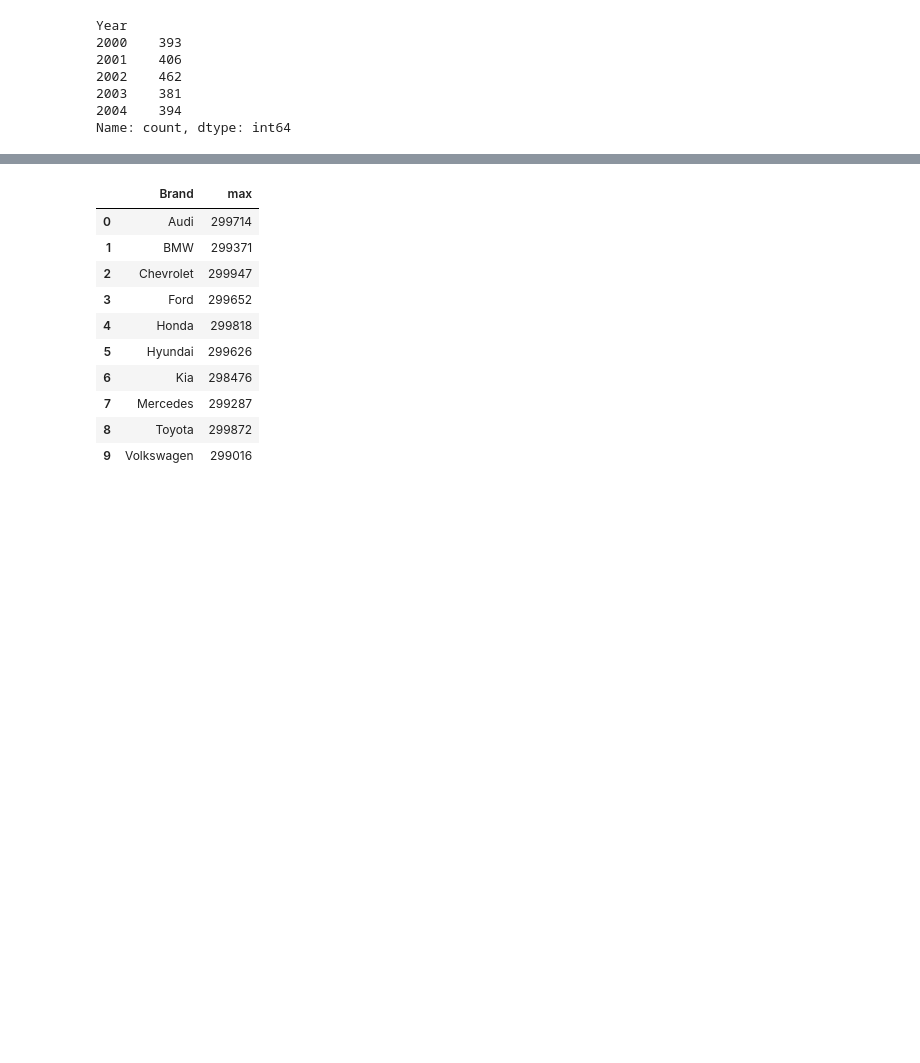
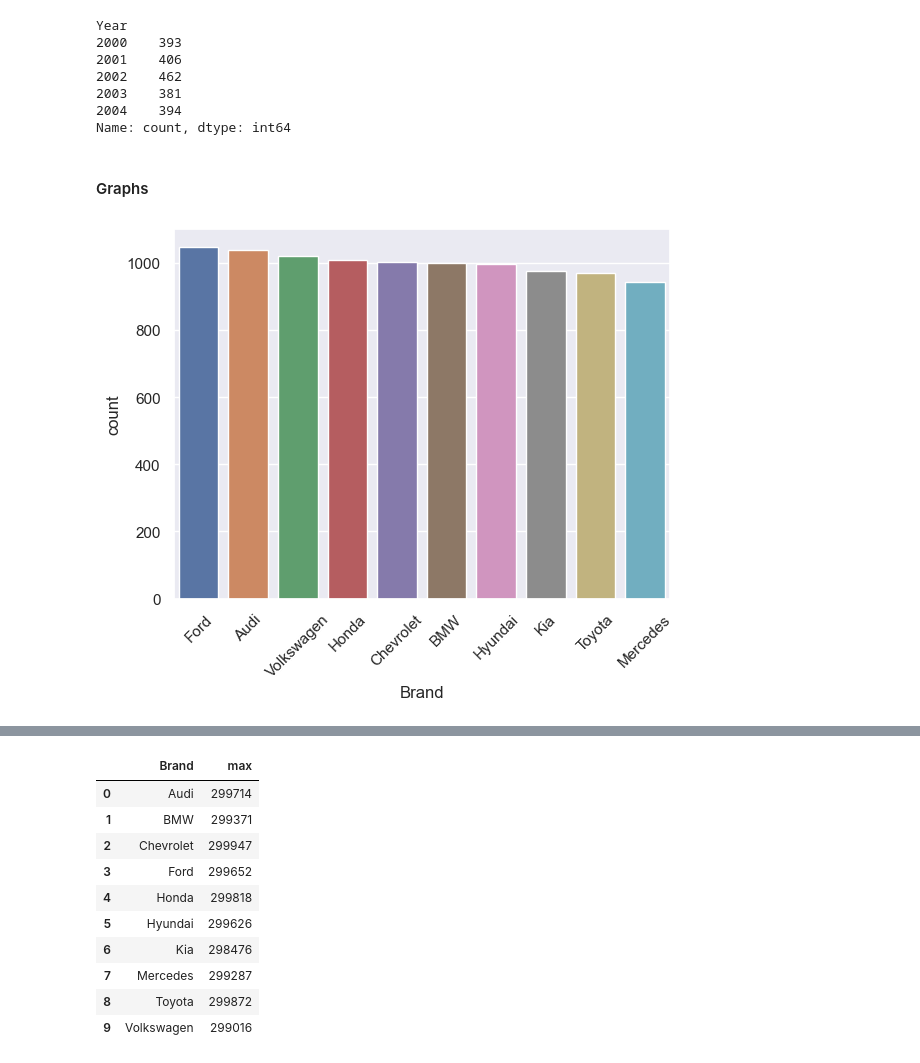
Before and after one commit to lucaslzl/ds_ex, a Jupyter notebook: notebooks/1_car_price.ipynb, the cells around one changed output, grey strips where cells are left out. Cells and saved outputs as stored; diff of their text form; code cells hidden in the pictures; blank space fills up the shorter version.

```diff
--- a/notebooks/1_car_price.ipynb
+++ b/notebooks/1_car_price.ipynb
@@ -81,3 +98,17 @@ Year
 2003    381
 2004    394
 Name: count, dtype: int64
+# %% [markdown]
+#### Graphs
+# %%
+gp = df["Brand"].value_counts()
+gp = gp.reset_index()
+
+sns.barplot(data=gp, x="Brand", y="count")
+
+plt.xticks(rotation=45);
+
+plt.show()
+# plt.savefig('ex.png', dpi=200, bbox_inches='tight')
+# %% [output]
+[figure, added]
```
Also changed, not shown: parts of 22 cells of this notebook.
